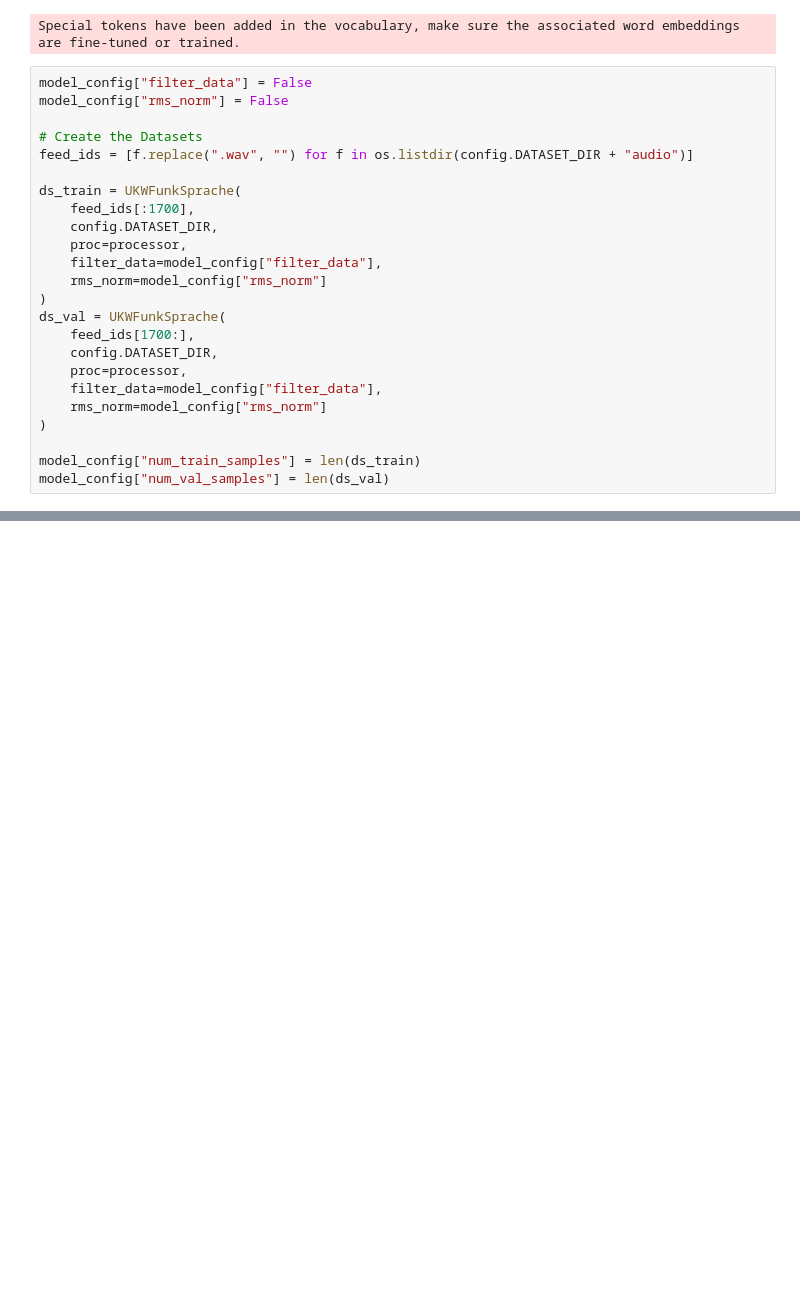
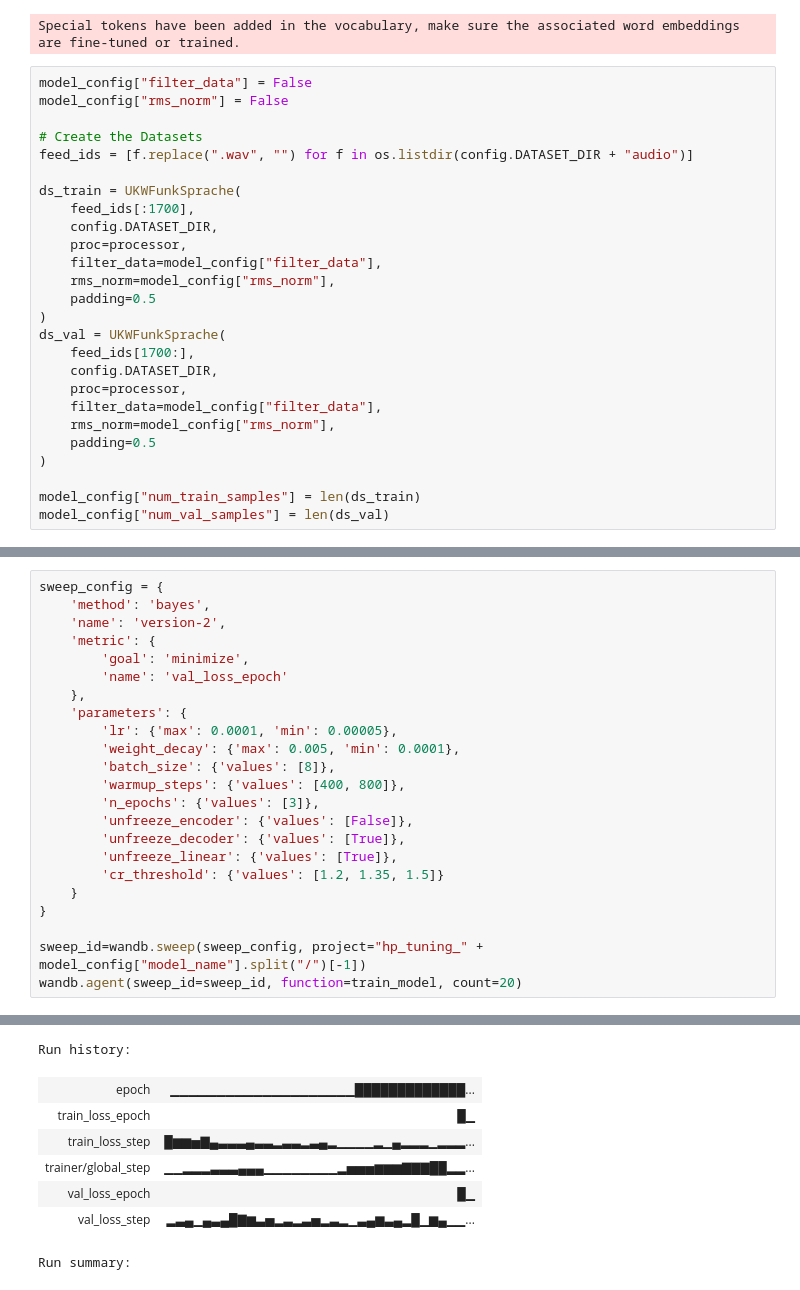
Before and after one commit to Tobivanceobi/UKW_SpeachToText, a Jupyter notebook: HyperparameterTuning.ipynb, the cells around one changed output, grey strips where cells are left out. Saved outputs shown, nothing was run; the diff lists cells and outputs as text; blank space fills up the shorter version.

Commit message:
Added hyperparameter tuning

```diff
--- a/HyperparameterTuning.ipynb
+++ b/HyperparameterTuning.ipynb
@@ -322,14 +375,16 @@ ds_train = UKWFunkSprache(
     config.DATASET_DIR,
     proc=processor,
     filter_data=model_config["filter_data"],
-    rms_norm=model_config["rms_norm"]
+    rms_norm=model_config["rms_norm"],
+    padding=0.5
 )
 ds_val = UKWFunkSprache(
     feed_ids[1700:],
     config.DATASET_DIR,
     proc=processor,
     filter_data=model_config["filter_data"],
-    rms_norm=model_config["rms_norm"]
+    rms_norm=model_config["rms_norm"],
+    padding=0.5
 )
 
 model_config["num_train_samples"] = len(ds_train)
@@ -354,0 +483,24 @@ Time taken:      0 min 14.88439154624939 sec
+# %%
+sweep_config = {
+    'method': 'bayes',
+    'name': 'version-2',
+    'metric': {
+        'goal': 'minimize',
+        'name': 'val_loss_epoch'
+    },
+    'parameters': {
+        'lr': {'max': 0.0001, 'min': 0.00005},
+        'weight_decay': {'max': 0.005, 'min': 0.0001},
+        'batch_size': {'values': [8]},
+        'warmup_steps': {'values': [400, 800]},
+        'n_epochs': {'values': [3]},
+        'unfreeze_encoder': {'values': [False]},
+        'unfreeze_decoder': {'values': [True]},
+        'unfreeze_linear': {'values': [True]},
+        'cr_threshold': {'values': [1.2, 1.35, 1.5]}
+    }
+}
+
+sweep_id=wandb.sweep(sweep_config, project="hp_tuning_" + model_config["model_name"].split("/")[-1])
+wandb.agent(sweep_id=sweep_id, function=train_model, count=20)
+# %% [output]
@@ -354,0 +536,8 @@ Time taken:      0 min 14.88439154624939 sec
+Run history:
+| epoch | ▁▁▁▁▁▁▁▁▁▁▁▁▁▁▁▁▁▁▁▁█████████████... |
+| train_loss_epoch | █▁ |
+| train_loss_step | █▆▆▅▇▄▃▃▃▄▃▃▂▃▃▂▃▄▂▁▁▁▁▂▁▄▂▂▂▁▂▂▂... |
+| trainer/global_step | ▁▁▂▂▂▃▃▃▄▄▄▁▁▁▁▁▁▁▁▂▅▅▅▆▆▆▇▇▇██▂▂... |
+| val_loss_epoch | █▁ |
+| val_loss_step | ▂▃▄▁▄▃▄█▇▆▃▅▂▃▂▃▅▂▃▂▁▃▄▆▃▄▂█▁▆▄▁▁... |
+Run summary:
```
Also changed, not shown: parts of 7 cells of this notebook, 1 other file.
